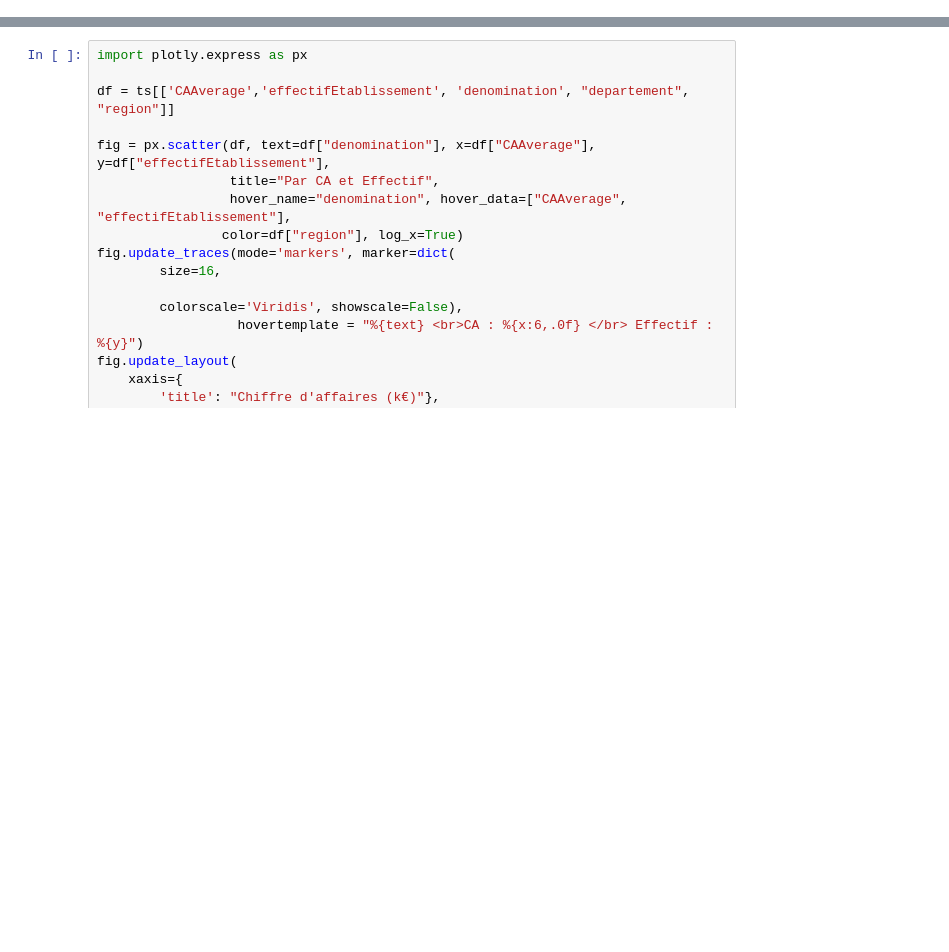
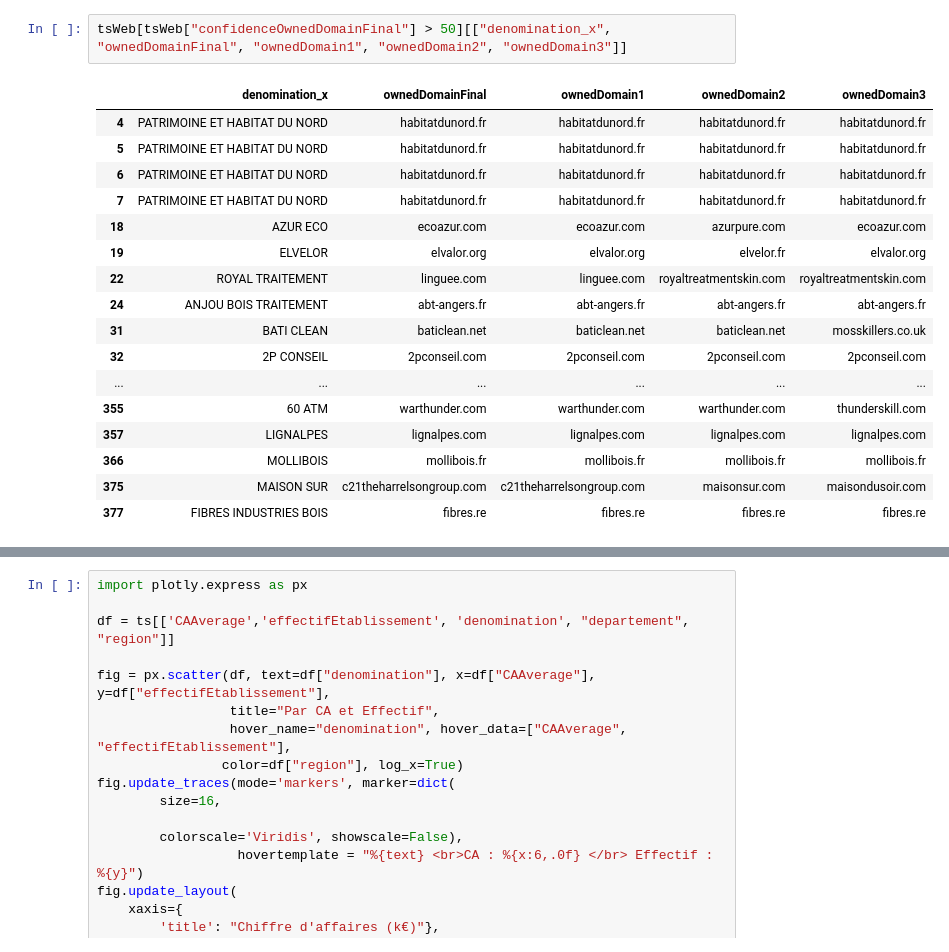
Before and after one commit to laurentmau/sireneTools, a Jupyter notebook: src/stats.ipynb, the cells around one changed output, grey strips where cells are left out. Saved outputs shown, nothing was run; the diff lists cells and outputs as text; blank space fills up the shorter version.

```diff
--- a/src/stats.ipynb
+++ b/src/stats.ipynb
@@ -29,0 +64,20 @@ ts = pd.read_json(fileDataName, orient='index')
+# %%
+tsWeb[tsWeb["confidenceOwnedDomainFinal"] > 50][["denomination_x", "ownedDomainFinal", "ownedDomain1", "ownedDomain2", "ownedDomain3"]]
+# %% [output]
+|  | denomination_x | ownedDomainFinal | ownedDomain1 | ownedDomain2 | ownedDomain3 |
+| 4 | PATRIMOINE ET HABITAT DU NORD | habitatdunord.fr | habitatdunord.fr | habitatdunord.fr | habitatdunord.fr |
+| 5 | PATRIMOINE ET HABITAT DU NORD | habitatdunord.fr | habitatdunord.fr | habitatdunord.fr | habitatdunord.fr |
+| 6 | PATRIMOINE ET HABITAT DU NORD | habitatdunord.fr | habitatdunord.fr | habitatdunord.fr | habitatdunord.fr |
+| 7 | PATRIMOINE ET HABITAT DU NORD | habitatdunord.fr | habitatdunord.fr | habitatdunord.fr | habitatdunord.fr |
+| 18 | AZUR ECO | ecoazur.com | ecoazur.com | azurpure.com | ecoazur.com |
+| 19 | ELVELOR | elvalor.org | elvalor.org | elvelor.fr | elvalor.org |
+| 22 | ROYAL TRAITEMENT | linguee.com | linguee.com | royaltreatmentskin.com | royaltreatmentskin.com |
+| 24 | ANJOU BOIS TRAITEMENT | abt-angers.fr | abt-angers.fr | abt-angers.fr | abt-angers.fr |
+| 31 | BATI CLEAN | baticlean.net | baticlean.net | baticlean.net | mosskillers.co.uk |
+| 32 | 2P CONSEIL | 2pconseil.com | 2pconseil.com | 2pconseil.com | 2pconseil.com |
+| ... | ... | ... | ... | ... | ... |
+| 355 | 60 ATM | warthunder.com | warthunder.com | warthunder.com | thunderskill.com |
+| 357 | LIGNALPES | lignalpes.com | lignalpes.com | lignalpes.com | lignalpes.com |
+| 366 | MOLLIBOIS | mollibois.fr | mollibois.fr | mollibois.fr | mollibois.fr |
+| 375 | MAISON SUR | c21theharrelsongroup.com | c21theharrelsongroup.com | maisonsur.com | maisondusoir.com |
+| 377 | FIBRES INDUSTRIES BOIS | fibres.re | fibres.re | fibres.re | fibres.re |
```
Also changed, not shown: parts of 27 cells of this notebook, 13 other files.
